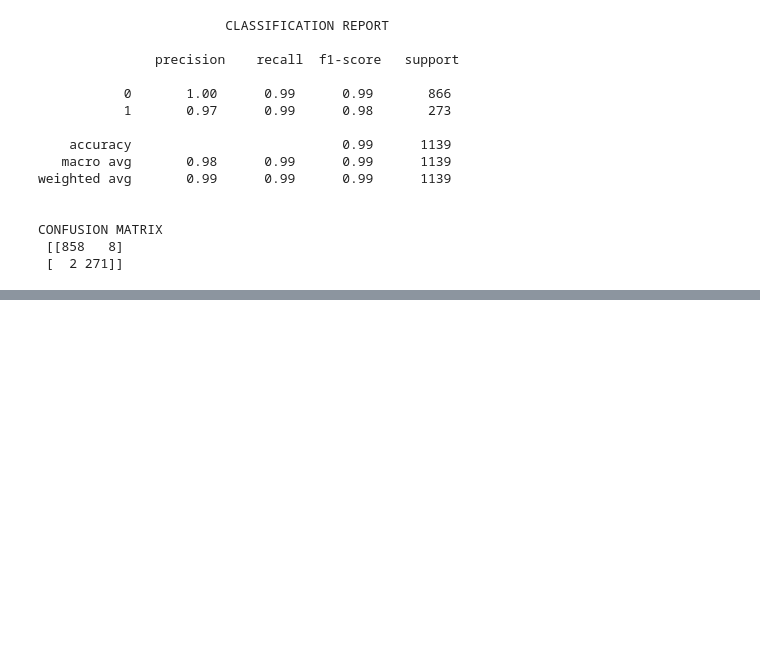
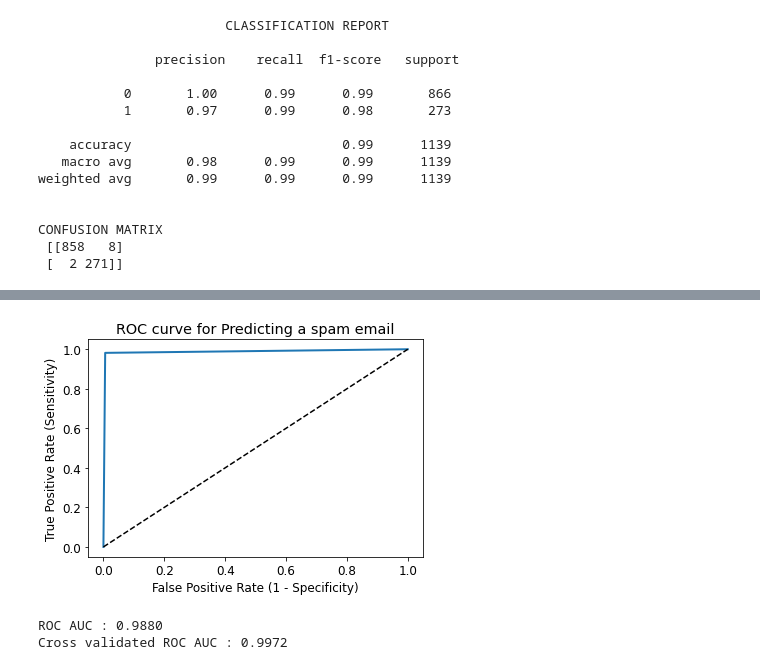
Before and after one commit to CSpanias/spam_filter_bootcamp, a Jupyter notebook: spam_filter.ipynb, the cells around one changed output, grey strips where cells are left out. Cells and saved outputs as stored; diff of their text form; code cells hidden in the pictures; blank space fills up the shorter version.

```diff
--- a/spam_filter.ipynb
+++ b/spam_filter.ipynb
@@ -185,0 +223,12 @@ MultinomialNB()
+# %%
+# select the model(s)
+model_svm = SVC()
+model_svm_c10 = SVC(C=10)
+model_svm_c100 = SVC(C=100)
+model_svm_c1000 = SVC(C=1000)
+
+# train the model
+model_svm.fit(X_train, y_train)
+model_svm_c10.fit(X_train, y_train)
+model_svm_c100.fit(X_train, y_train)
+model_svm_c1000.fit(X_train, y_train)
@@ -222,0 +397,24 @@ CONFUSION MATRIX
+# %%
+# plot ROC Curve
+fpr, tpr, thresholds = roc_curve(y_test, y_pred_test_svm)
+plt.figure(figsize=(6, 4))
+plt.plot(fpr, tpr, linewidth=2)
+plt.plot([0, 1], [0, 1], 'k--')
+plt.rcParams['font.size'] = 12
+plt.title('ROC curve for Predicting a spam email')
+plt.xlabel('False Positive Rate (1 - Specificity)')
+plt.ylabel('True Positive Rate (Sensitivity)')
+plt.show()
+
+# compute ROC AUC
+ROC_AUC = roc_auc_score(y_test, y_pred_test_svm)
+print('ROC AUC : {:.4f}'.format(ROC_AUC))
+
+# calculate cross-validated ROC AUC
+Cross_validated_ROC_AUC = cross_val_score(model_svm, X_train, y_train, cv=10,
+                                          scoring='roc_auc').mean()
+print('Cross validated ROC AUC : {:.4f}'.format(Cross_validated_ROC_AUC))
+# %% [output]
+[figure, added]
+ROC AUC : 0.9880
+Cross validated ROC AUC : 0.9972
```
Also changed, not shown: parts of 27 cells of this notebook, 1 other file.
